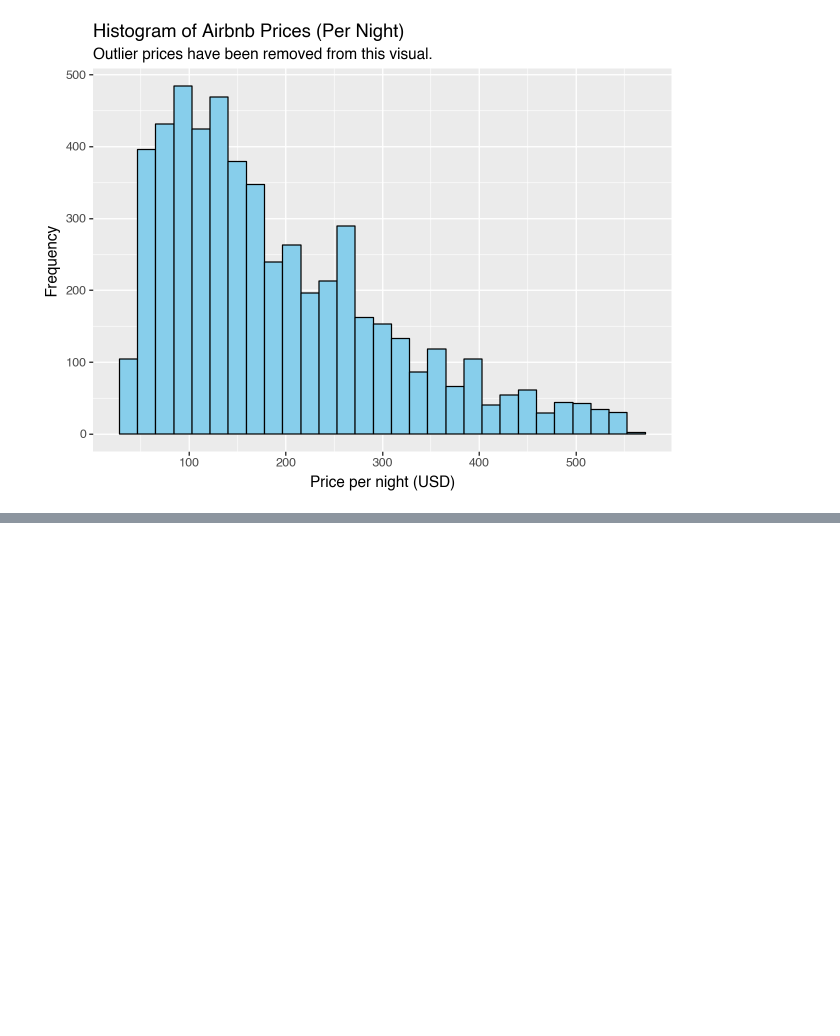
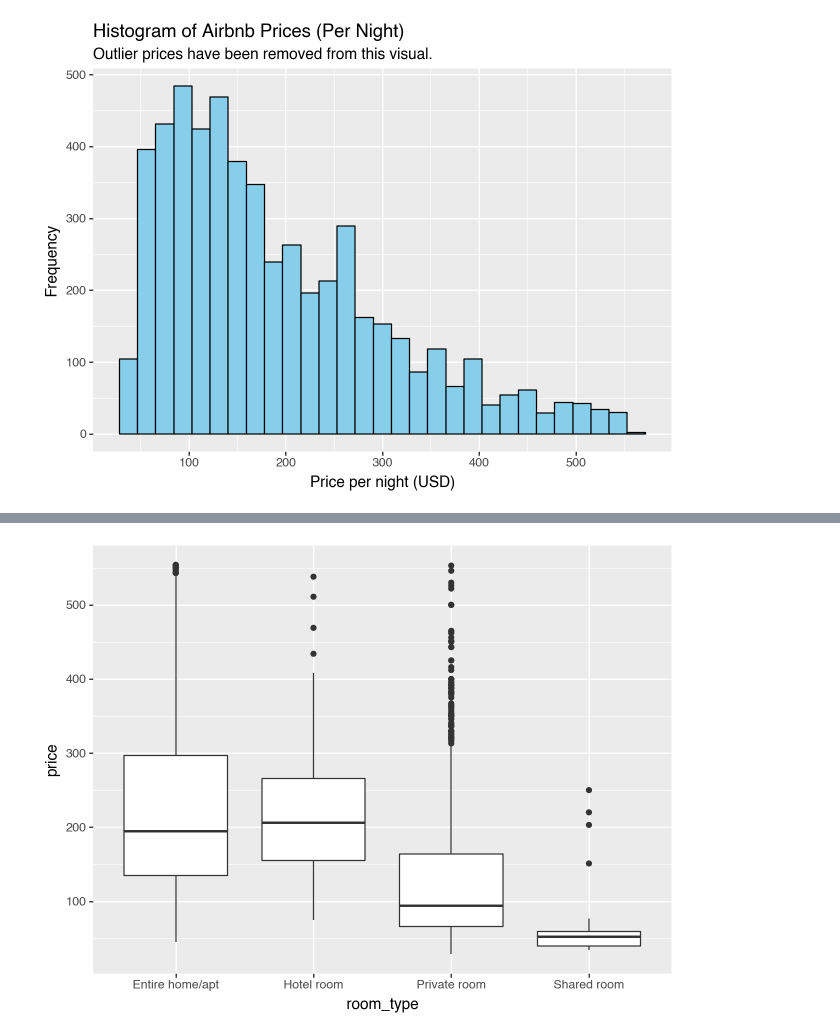
Before and after one commit to matteosaisi/airbnb-pricing-optimization, a Jupyter notebook: notebooks/01_data_exploration.ipynb, the cells around one changed output, grey strips where cells are left out. Saved outputs shown, nothing was run; the diff lists cells and outputs as text; code cells hidden in the pictures; blank space fills up the shorter version.

```diff
--- a/notebooks/01_data_exploration.ipynb
+++ b/notebooks/01_data_exploration.ipynb
@@ -105,0 +124,9 @@ There are are 403 observations that are classified as outliers. I am going to la
+# %%
+# explore room type and price
+
+(
+    ggplot(df[df["is_outlier"] == False], mapping = aes(x = "room_type", y = "price")) +
+    geom_boxplot()
+)
+# %% [output]
+[figure, added]
```
Also changed, not shown: parts of 7 cells of this notebook.
